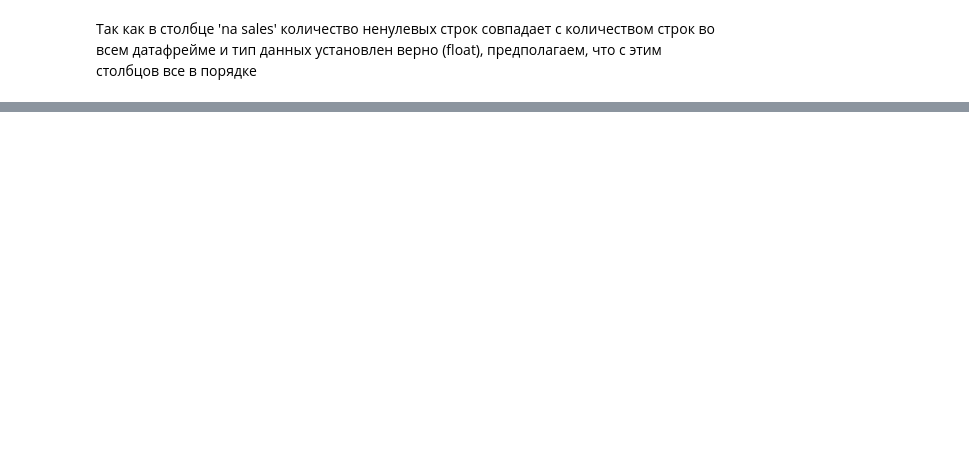
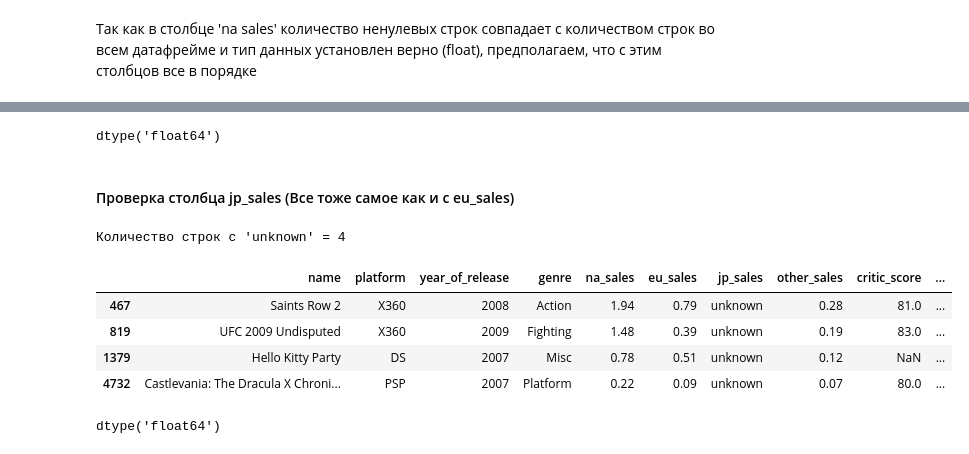
Before and after one commit to blbl-blbl/yandex_practicum_Data_Science_Course, a Jupyter notebook: Module_2_Python_Preprocessing/Secrets_of_the_Dark_Forest.ipynb, the cells around one changed output, grey strips where cells are left out. Saved outputs shown, nothing was run; the diff lists cells and outputs as text; code cells hidden in the pictures; blank space fills up the shorter version.

```diff
--- a/Module_2_Python_Preprocessing/Secrets_of_the_Dark_Forest.ipynb
+++ b/Module_2_Python_Preprocessing/Secrets_of_the_Dark_Forest.ipynb
@@ -304,0 +286,12 @@ print(c_df['genre'].unique())
+# %%
+# Преобразуем значения 'unknown' в NaN
+c_df['eu_sales'] = pd.to_numeric(c_df['eu_sales'], errors='coerce')
+# Меняем NaN на -1
+c_df['eu_sales'] = c_df['eu_sales'].fillna(-1)
+
+# Проверка
+c_df['eu_sales'].dtype
+# %% [output]
+dtype('float64')
+# %% [markdown]
+#### Проверка столбца jp_sales (Все тоже самое как и с eu_sales)
@@ -304,0 +301,20 @@ print(c_df['genre'].unique())
+# %%
+print(f"Количество строк с 'unknown' = {len(c_df[c_df['jp_sales']=='unknown'])}")
+c_df[c_df['jp_sales']=='unknown']
+# %% [output]
+Количество строк с 'unknown' = 4
+|  | name | platform | year_of_release | genre | na_sales | eu_sales | jp_sales | other_sales | critic_score | ... |
+| 467 | Saints Row 2 | X360 | 2008 | Action | 1.94 | 0.79 | unknown | 0.28 | 81.0 | ... |
+| 819 | UFC 2009 Undisputed | X360 | 2009 | Fighting | 1.48 | 0.39 | unknown | 0.19 | 83.0 | ... |
+| 1379 | Hello Kitty Party | DS | 2007 | Misc | 0.78 | 0.51 | unknown | 0.12 | NaN | ... |
+| 4732 | Castlevania: The Dracula X Chroni... | PSP | 2007 | Platform | 0.22 | 0.09 | unknown | 0.07 | 80.0 | ... |
+# %%
+# Преобразуем значения 'unknown' в NaN
+c_df['jp_sales'] = pd.to_numeric(c_df['jp_sales'], errors='coerce')
+# Меняем NaN на -1
+c_df['jp_sales'] = c_df['jp_sales'].fillna(-1)
+
+# Проверка
+c_df['eu_sales'].dtype
+# %% [output]
+dtype('float64')
```
Also changed, not shown: parts of 20 cells of this notebook.
